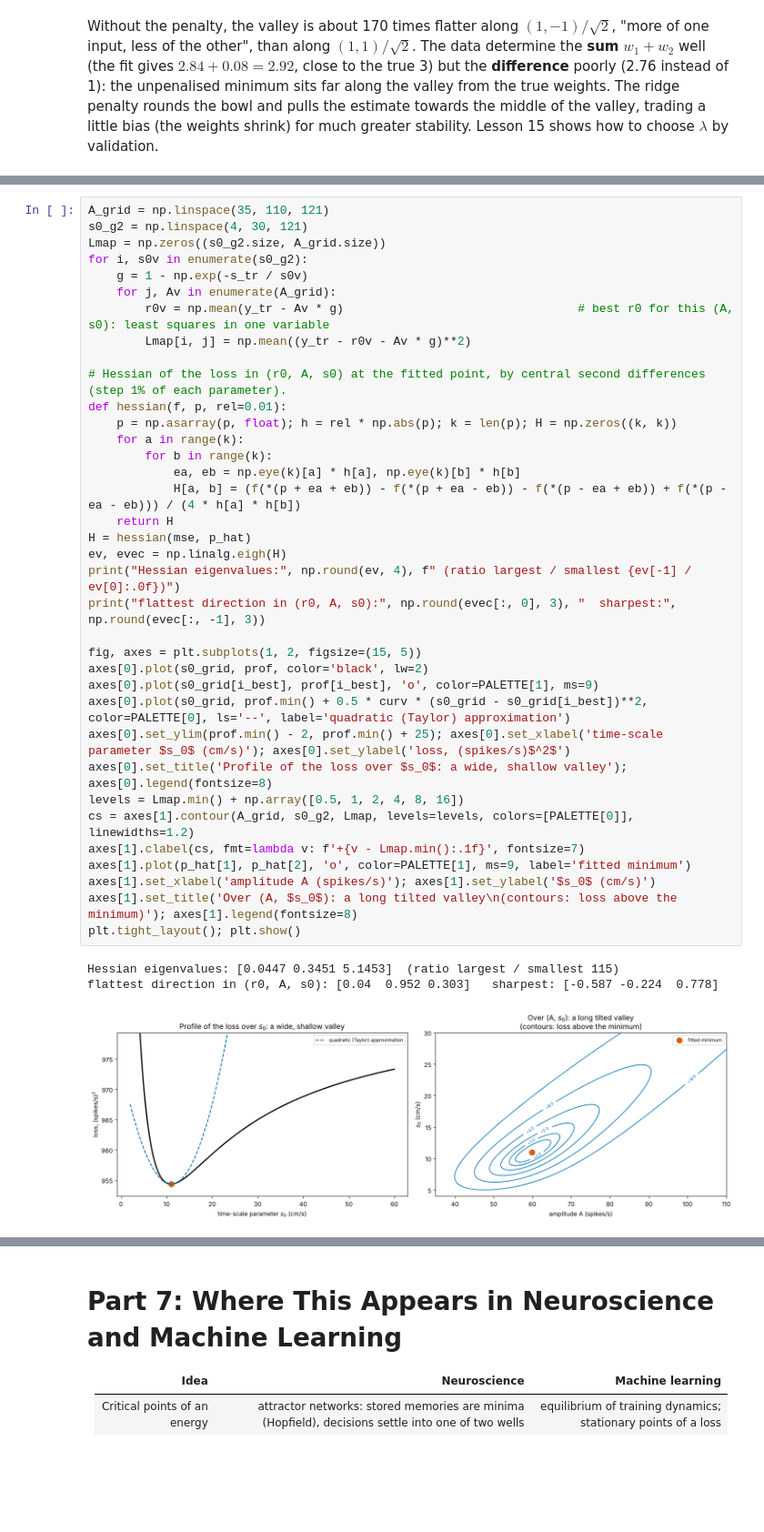
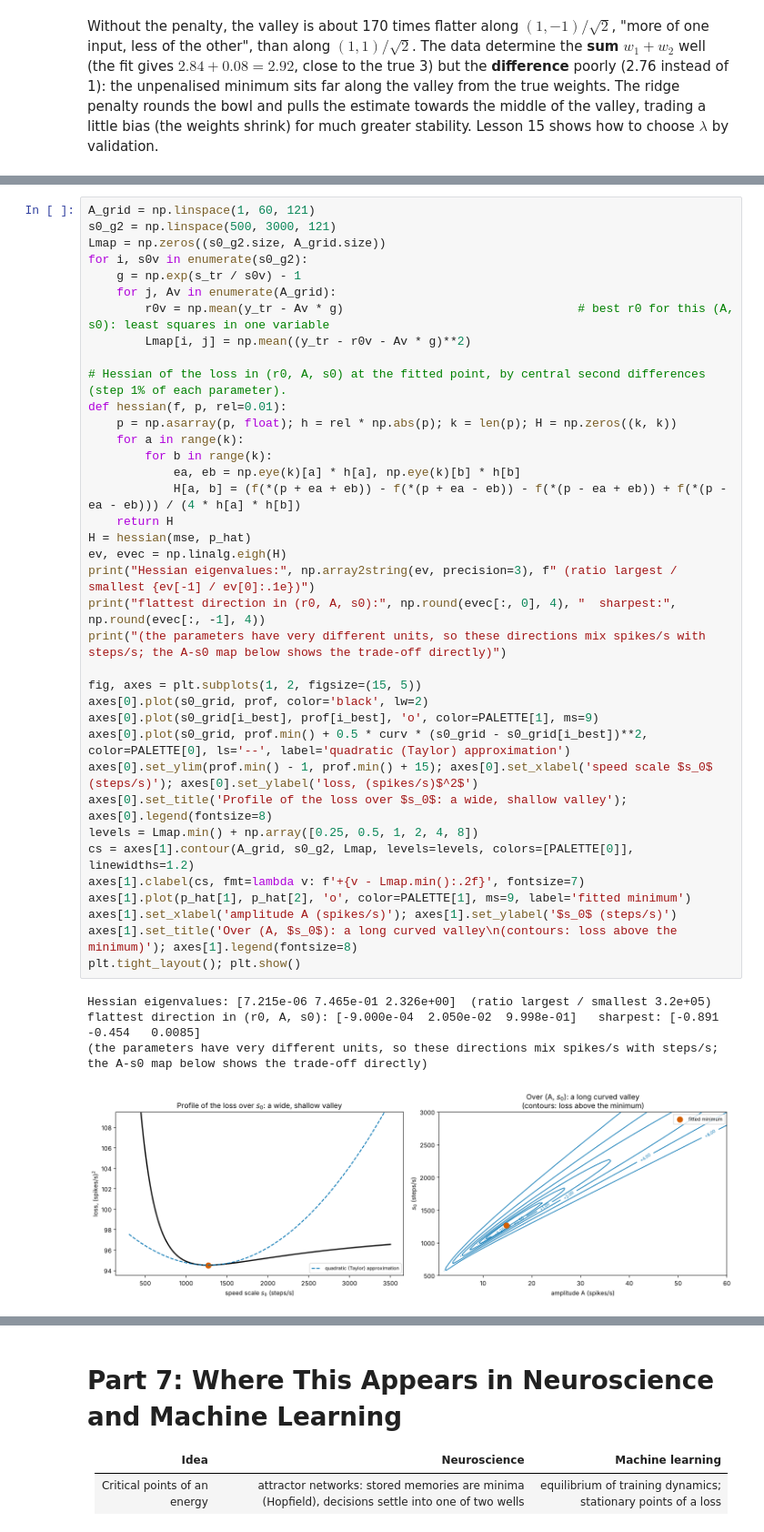
Before and after one commit to peter-adepoju/math-neuro-ml, a Jupyter notebook: week3/lesson11/Lesson11_Teaching_Notebook.ipynb, the cells around one changed output, grey strips where cells are left out. Shown at 91% size. Saved outputs shown, nothing was run; the diff lists cells and outputs as text; blank space fills up the shorter version.

```diff
--- a/week3/lesson11/Lesson11_Teaching_Notebook.ipynb
+++ b/week3/lesson11/Lesson11_Teaching_Notebook.ipynb
@@ -444,41 +453,43 @@ profile minimum at s0 = 11.0 cm/s;  loss rises by only 0.52% at s0 = 20 and 1.51
 # %%
-A_grid = np.linspace(35, 110, 121)
-s0_g2 = np.linspace(4, 30, 121)
+A_grid = np.linspace(1, 60, 121)
+s0_g2 = np.linspace(500, 3000, 121)
 Lmap = np.zeros((s0_g2.size, A_grid.size))
 for i, s0v in enumerate(s0_g2):
-    g = 1 - np.exp(-s_tr / s0v)
+    g = np.exp(s_tr / s0v) - 1
     for j, Av in enumerate(A_grid):
         r0v = np.mean(y_tr - Av * g)                                 # best r0 for this (A, s0): least squares in one variable
         Lmap[i, j] = np.mean((y_tr - r0v - Av * g)**2)
 
 # Hessian of the loss in (r0, A, s0) at the fitted point, by central second differences (step 1% of each parameter).
 def hessian(f, p, rel=0.01):
     p = np.asarray(p, float); h = rel * np.abs(p); k = len(p); H = np.zeros((k, k))
     for a in range(k):
         for b in range(k):
             ea, eb = np.eye(k)[a] * h[a], np.eye(k)[b] * h[b]
             H[a, b] = (f(*(p + ea + eb)) - f(*(p + ea - eb)) - f(*(p - ea + eb)) + f(*(p - ea - eb))) / (4 * h[a] * h[b])
     return H
 H = hessian(mse, p_hat)
 ev, evec = np.linalg.eigh(H)
-print("Hessian eigenvalues:", np.round(ev, 4), f" (ratio largest / smallest {ev[-1] / ev[0]:.0f})")
-print("flattest direction in (r0, A, s0):", np.round(evec[:, 0], 3), "  sharpest:", np.round(evec[:, -1], 3))
+print("Hessian eigenvalues:", np.array2string(ev, precision=3), f" (ratio largest / smallest {ev[-1] / ev[0]:.1e})")
+print("flattest direction in (r0, A, s0):", np.round(evec[:, 0], 4), "  sharpest:", np.round(evec[:, -1], 4))
+print("(the parameters have very different units, so these directions mix spikes/s with steps/s; the A-s0 map below shows the trade-off directly)")
 
 fig, axes = plt.subplots(1, 2, figsize=(15, 5))
 axes[0].plot(s0_grid, prof, color='black', lw=2)
 axes[0].plot(s0_grid[i_best], prof[i_best], 'o', color=PALETTE[1], ms=9)
 axes[0].plot(s0_grid, prof.min() + 0.5 * curv * (s0_grid - s0_grid[i_best])**2, color=PALETTE[0], ls='--', label='quadratic (Taylor) approximation')
-axes[0].set_ylim(prof.min() - 2, prof.min() + 25); axes[0].set_xlabel('time-scale parameter $s_0$ (cm/s)'); axes[0].set_ylabel('loss, (spikes/s)$^2$')
+axes[0].set_ylim(prof.min() - 1, prof.min() + 15); axes[0].set_xlabel('speed scale $s_0$ (steps/s)'); axes[0].set_ylabel('loss, (spikes/s)$^2$')
 axes[0].set_title('Profile of the loss over $s_0$: a wide, shallow valley'); axes[0].legend(fontsize=8)
-levels = Lmap.min() + np.array([0.5, 1, 2, 4, 8, 16])
+levels = Lmap.min() + np.array([0.25, 0.5, 1, 2, 4, 8])
 cs = axes[1].contour(A_grid, s0_g2, Lmap, levels=levels, colors=[PALETTE[0]], linewidths=1.2)
-axes[1].clabel(cs, fmt=lambda v: f'+{v - Lmap.min():.1f}', fontsize=7)
+axes[1].clabel(cs, fmt=lambda v: f'+{v - Lmap.min():.2f}', fontsize=7)
 axes[1].plot(p_hat[1], p_hat[2], 'o', color=PALETTE[1], ms=9, label='fitted minimum')
-axes[1].set_xlabel('amplitude A (spikes/s)'); axes[1].set_ylabel('$s_0$ (cm/s)')
-axes[1].set_title('Over (A, $s_0$): a long tilted valley\n(contours: loss above the minimum)'); axes[1].legend(fontsize=8)
+axes[1].set_xlabel('amplitude A (spikes/s)'); axes[1].set_ylabel('$s_0$ (steps/s)')
+axes[1].set_title('Over (A, $s_0$): a long curved valley\n(contours: loss above the minimum)'); axes[1].legend(fontsize=8)
 plt.tight_layout(); plt.show()
 # %% [output]
-Hessian eigenvalues: [0.0447 0.3451 5.1453]  (ratio largest / smallest 115)
-flattest direction in (r0, A, s0): [0.04  0.952 0.303]   sharpest: [-0.587 -0.224  0.778]
+Hessian eigenvalues: [7.215e-06 7.465e-01 2.326e+00]  (ratio largest / smallest 3.2e+05)
+flattest direction in (r0, A, s0): [-9.000e-04  2.050e-02  9.998e-01]   sharpest: [-0.891  -0.454   0.0085]
+(the parameters have very different units, so these directions mix spikes/s with steps/s; the A-s0 map below shows the trade-off directly)
-[figure, old version]
+[figure, new version]
 # %% [markdown]
```
Also changed, not shown: parts of 6 cells of this notebook, 3 other files.
